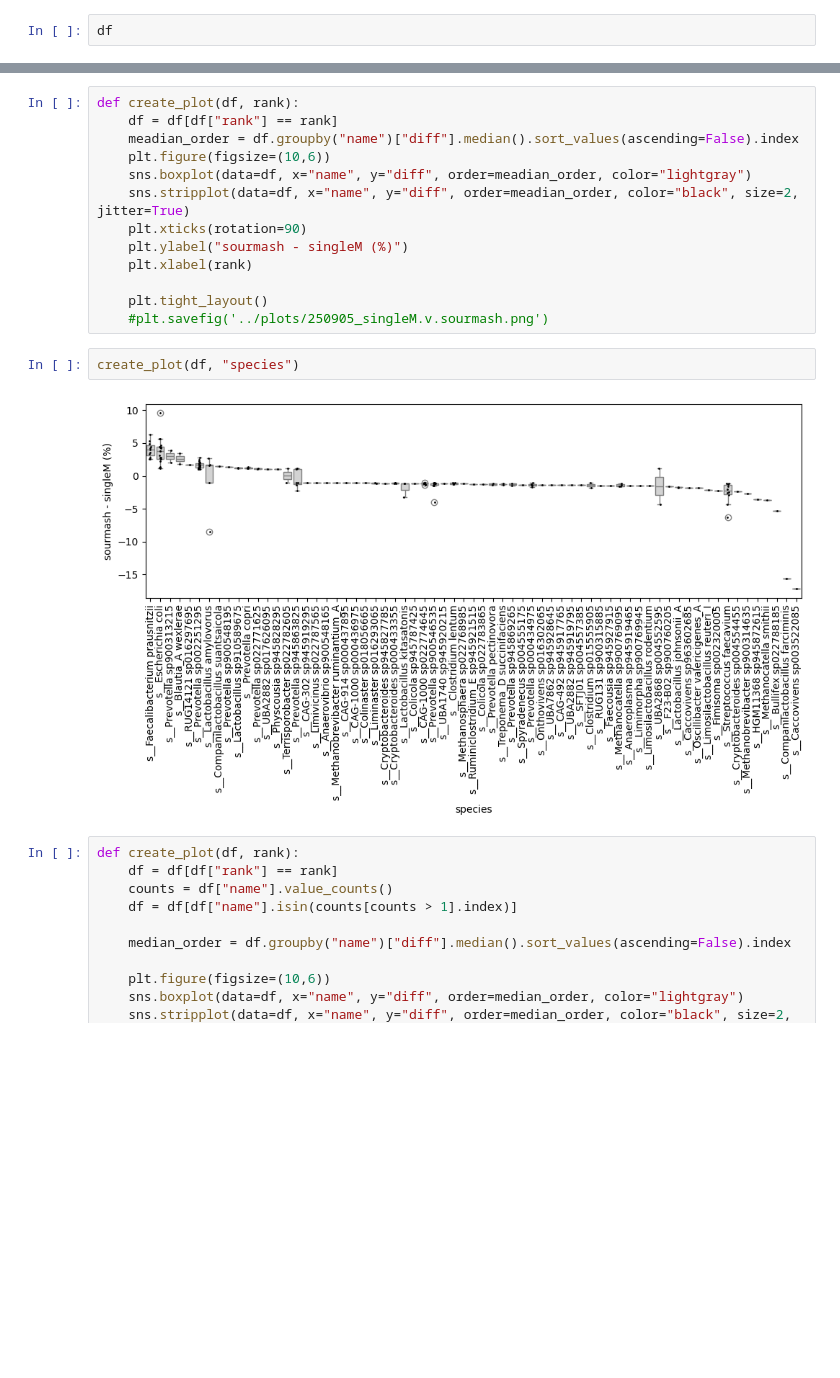
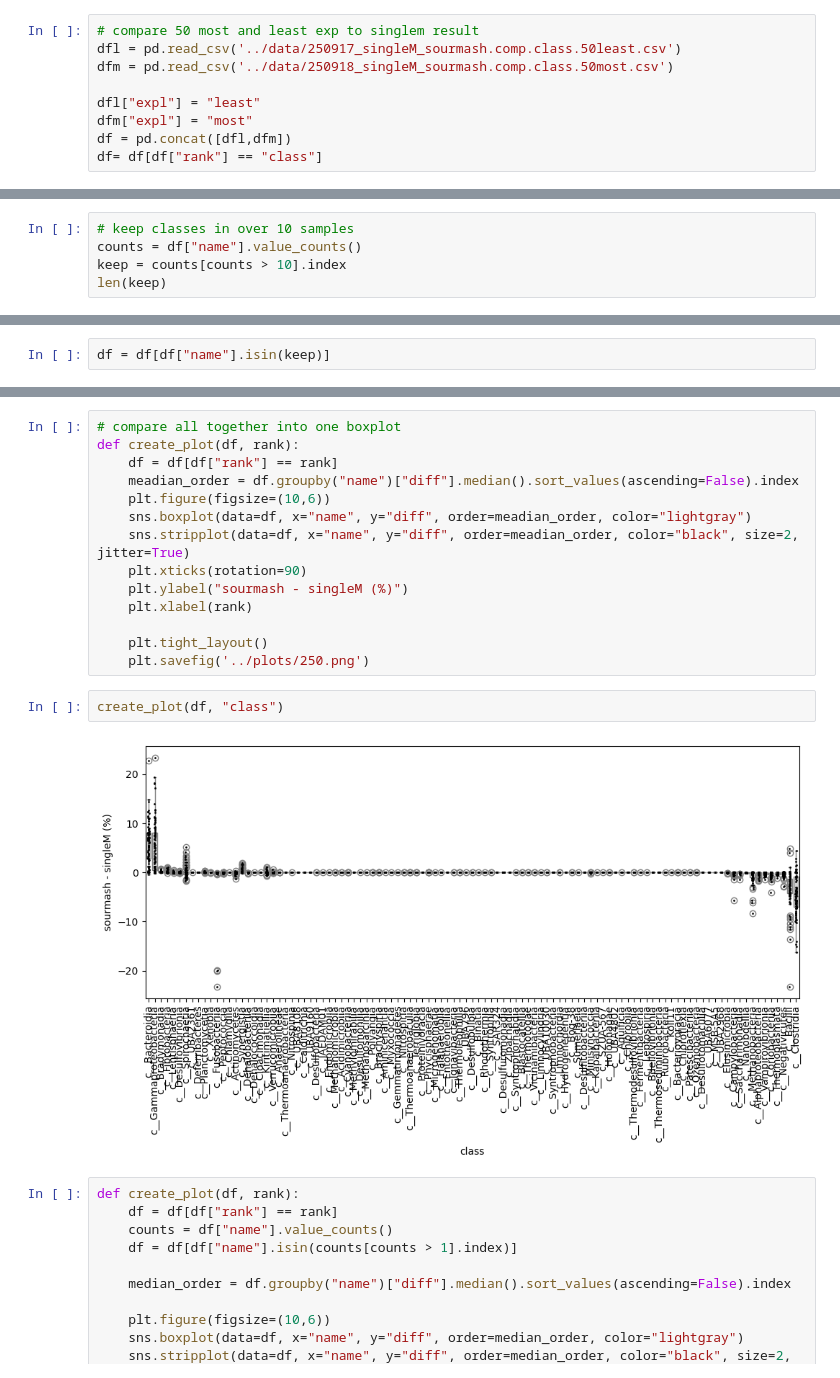
Before and after one commit to AnneliektH/2025-pig-binning-plots, a Jupyter notebook: notebooks/done.250905_singleM_compare.ipynb, the cells around one changed output, grey strips where cells are left out. Drawn from its saved outputs; the diff is of its cells as text; blank space fills up the shorter version.

Commit message:
add singleM plots

```diff
--- a/notebooks/done.250905_singleM_compare.ipynb
+++ b/notebooks/done.250905_singleM_compare.ipynb
@@ -25,2 +18,9 @@ df = df[df["rank"] == "species"]
 # %%
-df
+# compare 50 most and least exp to singlem result
+dfl = pd.read_csv('../data/250917_singleM_sourmash.comp.class.50least.csv')
+dfm = pd.read_csv('../data/250918_singleM_sourmash.comp.class.50most.csv')
+
+dfl["expl"] = "least"
+dfm["expl"] = "most"
+df = pd.concat([dfl,dfm])
+df= df[df["rank"] == "class"]
@@ -56,0 +43,5 @@ Name: count, Length: 67, dtype: int64
+# %%
+# keep classes in over 10 samples
+counts = df["name"].value_counts()
+keep = counts[counts > 10].index
+len(keep)
@@ -56,0 +50,2 @@ Name: count, Length: 67, dtype: int64
+# %%
+df = df[df["name"].isin(keep)]
@@ -57,4 +81,5 @@ Name: count, Length: 67, dtype: int64
 # %%
+# compare all together into one boxplot
 def create_plot(df, rank):
     df = df[df["rank"] == rank]
     meadian_order = df.groupby("name")["diff"].median().sort_values(ascending=False).index
@@ -66,11 +91,11 @@ def create_plot(df, rank):
     plt.xlabel(rank)
 
     plt.tight_layout()
-    #plt.savefig('../plots/250905_singleM.v.sourmash.png')
+    plt.savefig('../plots/250.png')
 # %%
-create_plot(df, "species")
+create_plot(df, "class")
 # %% [output]
-[figure, old version]
+[figure, new version]
 # %%
 def create_plot(df, rank):
     df = df[df["rank"] == rank]
```
Also changed, not shown: parts of 8 cells of this notebook, 6 other files.
